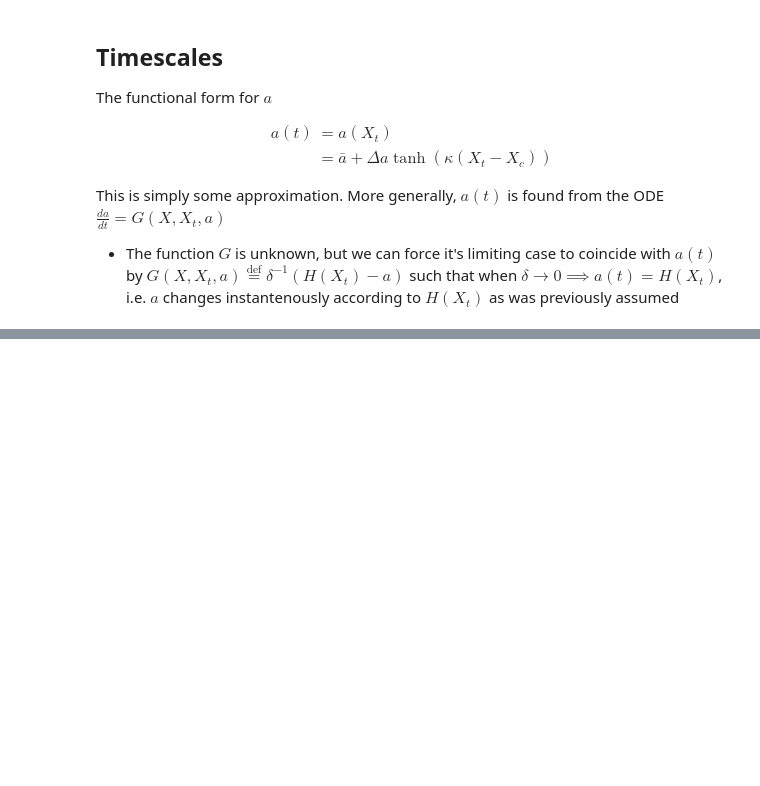
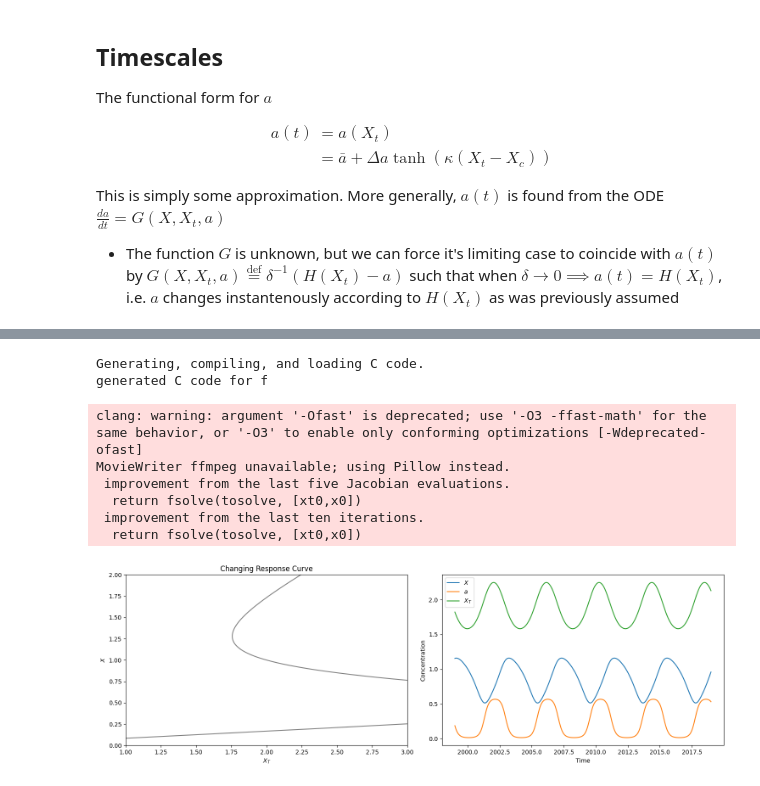
Before and after one commit to naomisduggan/PMOCS, a Jupyter notebook: luuk/luukstuff.ipynb, the cells around one changed output, grey strips where cells are left out. Cells and saved outputs as stored; diff of their text form; code cells hidden in the pictures; blank space fills up the shorter version.

```diff
--- a/luuk/luukstuff.ipynb
+++ b/luuk/luukstuff.ipynb
@@ -124,0 +253,71 @@ clang: warning: argument '-Ofast' is deprecated; use '-O3 -ffast-math' for the s
+# %%
+def f(x,a):
+    return a +p['b']*x**p['n']/(p['K']**p['n'] + x**p['n'])
+def g(x):
+    return p['ap']+p['bp']*p['Kp']**p['m']/(p['Kp']**p['m'] + x**p['m'])
+
+def F(x, xc):
+    #function which returns values between -1 and 1
+    return sp.tanh(kappa*(x-xc))
+def Fn(x, xc):
+    return np.tanh(kappa*(x-xc))
+
+
+# Create figure and axes
+fig, axes = plt.subplots(1, 2)
+
+# Animation update function
+def update(frame):
+    axes[0].cla()  # Clear the current axes
+    axes[1].cla()
+
+    # Update the parameter a
+    switch.a = frame * 0.1  # Change this to control the range of a
+    switch.compute_responsecurve()
+
+    # Plot the response curve
+    axes[0].plot(switch.xtv, switch.xv, color='k', alpha=0.5)
+
+    # Simulate the system
+    timeseries = []
+    tv = np.arange(odesys.t, odesys.t + 20, 0.01)
+    for time in tv:  # Integrate over time range
+        timeseries.append(odesys.integrate(time))
+
+    timeseries = np.array(timeseries)
+    Xv = timeseries[:, 0]
+    XTv = timeseries[:, 1]
+    av = timeseries[:, 2]
+    # dav = np.diff(av)
+
+    # Plot concentrations
+    axes[1].plot(tv, Xv, label='$X$')
+    axes[1].plot(tv, av, label='$a$')
+    axes[1].plot(tv, XTv, label='$X_T$')
+
+    # Set labels and titles
+    axes[0].set_xlabel('$X_T$')
+    axes[0].set_ylabel('$X$')
+    axes[0].set_xlim(1, 3)
+    axes[0].set_ylim(0, 2)
+    axes[0].set_title('Changing Response Curve')
+
+    axes[1].set_xlabel('Time')
+    axes[1].set_ylabel('Concentration')
+    axes[1].legend()
+
+# Create animation
+ani = FuncAnimation(fig, update, frames=np.linspace(0, 1, 100), repeat=True)
+ani.save('dynswitch.gif')
+plt.tight_layout()
+plt.show()
+# %% [output]
+Generating, compiling, and loading C code.
+generated C code for f
+clang: warning: argument '-Ofast' is deprecated; use '-O3 -ffast-math' for the same behavior, or '-O3' to enable only conforming optimizations [-Wdeprecated-ofast]
+MovieWriter ffmpeg unavailable; using Pillow instead.
+ improvement from the last five Jacobian evaluations.
+  return fsolve(tosolve, [xt0,x0])
+ improvement from the last ten iterations.
+  return fsolve(tosolve, [xt0,x0])
+[figure, added]
```
Also changed, not shown: parts of 5 cells of this notebook.
